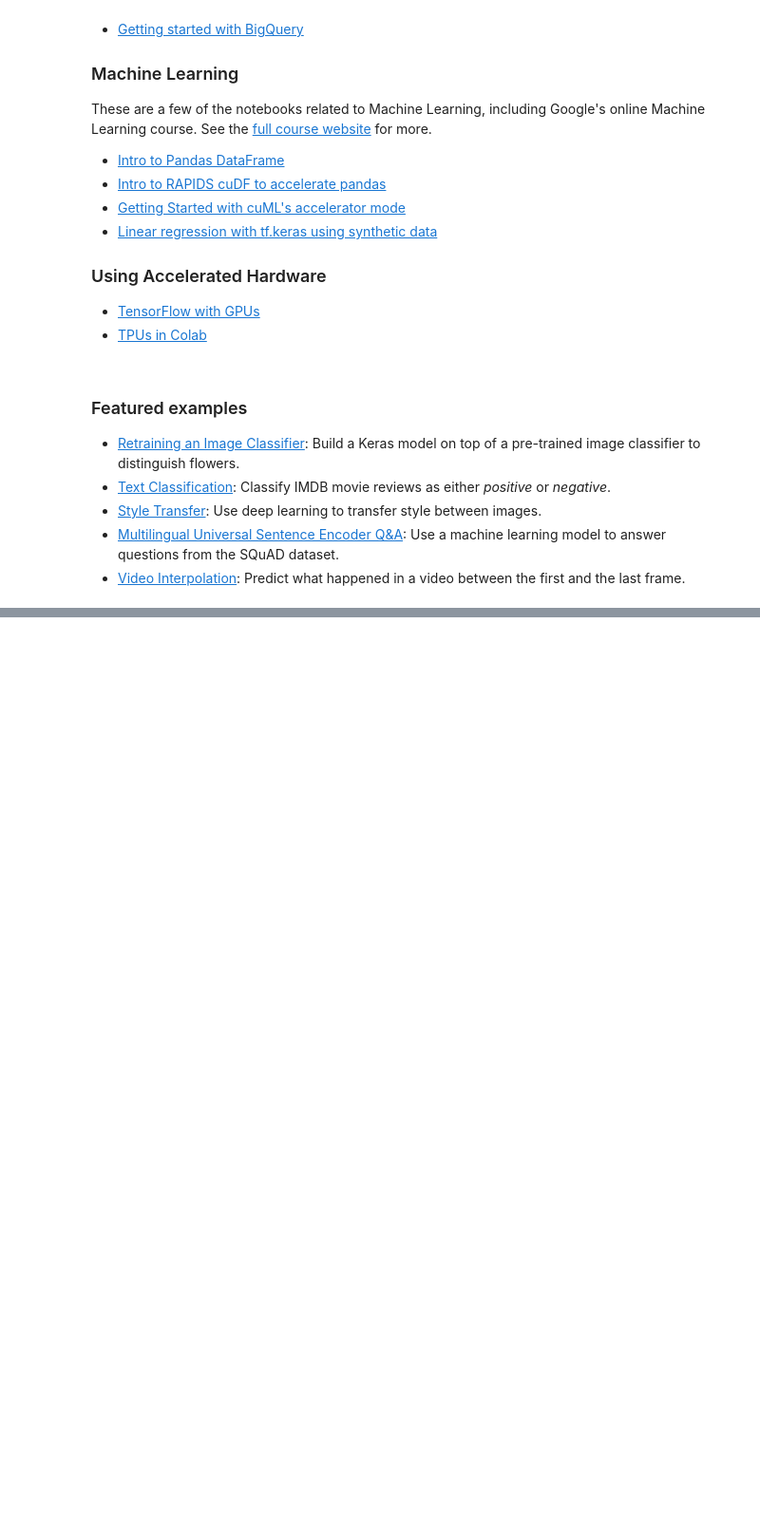
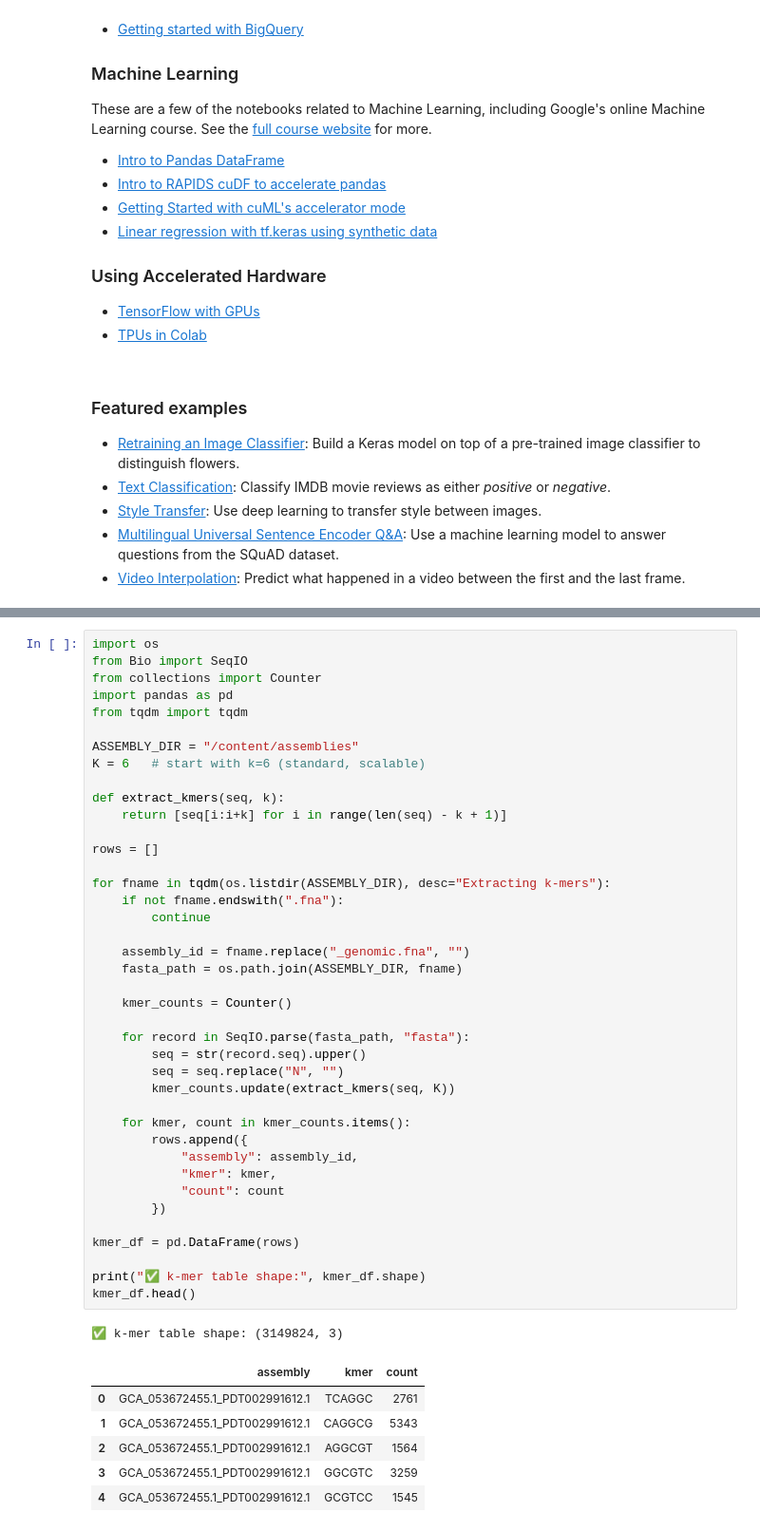
Before and after one commit to Oselin1988/ast_model, a Jupyter notebook: Welcome_To_Colab.ipynb, the cells around one changed output, grey strips where cells are left out. Shown at 95% size. Saved outputs shown, nothing was run; the diff lists cells and outputs as text; blank space fills up the shorter version.

```diff
--- a/Welcome_To_Colab.ipynb
+++ b/Welcome_To_Colab.ipynb
@@ -3432,0 +509,48 @@ Epoch 2/50
+# %%
+import os
+from Bio import SeqIO
+from collections import Counter
+import pandas as pd
+from tqdm import tqdm
+
+ASSEMBLY_DIR = "/content/assemblies"
+K = 6   # start with k=6 (standard, scalable)
+
+def extract_kmers(seq, k):
+    return [seq[i:i+k] for i in range(len(seq) - k + 1)]
+
+rows = []
+
+for fname in tqdm(os.listdir(ASSEMBLY_DIR), desc="Extracting k-mers"):
+    if not fname.endswith(".fna"):
+        continue
+
+    assembly_id = fname.replace("_genomic.fna", "")
+    fasta_path = os.path.join(ASSEMBLY_DIR, fname)
+
+    kmer_counts = Counter()
+
+    for record in SeqIO.parse(fasta_path, "fasta"):
+        seq = str(record.seq).upper()
+        seq = seq.replace("N", "")
+        kmer_counts.update(extract_kmers(seq, K))
+
+    for kmer, count in kmer_counts.items():
+        rows.append({
+            "assembly": assembly_id,
+            "kmer": kmer,
+            "count": count
+        })
+
+kmer_df = pd.DataFrame(rows)
+
+print("✅ k-mer table shape:", kmer_df.shape)
+kmer_df.head()
+# %% [output]
+✅ k-mer table shape: (3149824, 3)
+|  | assembly | kmer | count |
+| 0 | GCA_053672455.1_PDT002991612.1 | TCAGGC | 2761 |
+| 1 | GCA_053672455.1_PDT002991612.1 | CAGGCG | 5343 |
+| 2 | GCA_053672455.1_PDT002991612.1 | AGGCGT | 1564 |
+| 3 | GCA_053672455.1_PDT002991612.1 | GGCGTC | 3259 |
+| 4 | GCA_053672455.1_PDT002991612.1 | GCGTCC | 1545 |
```
Also changed, not shown: parts of 76 cells of this notebook.
